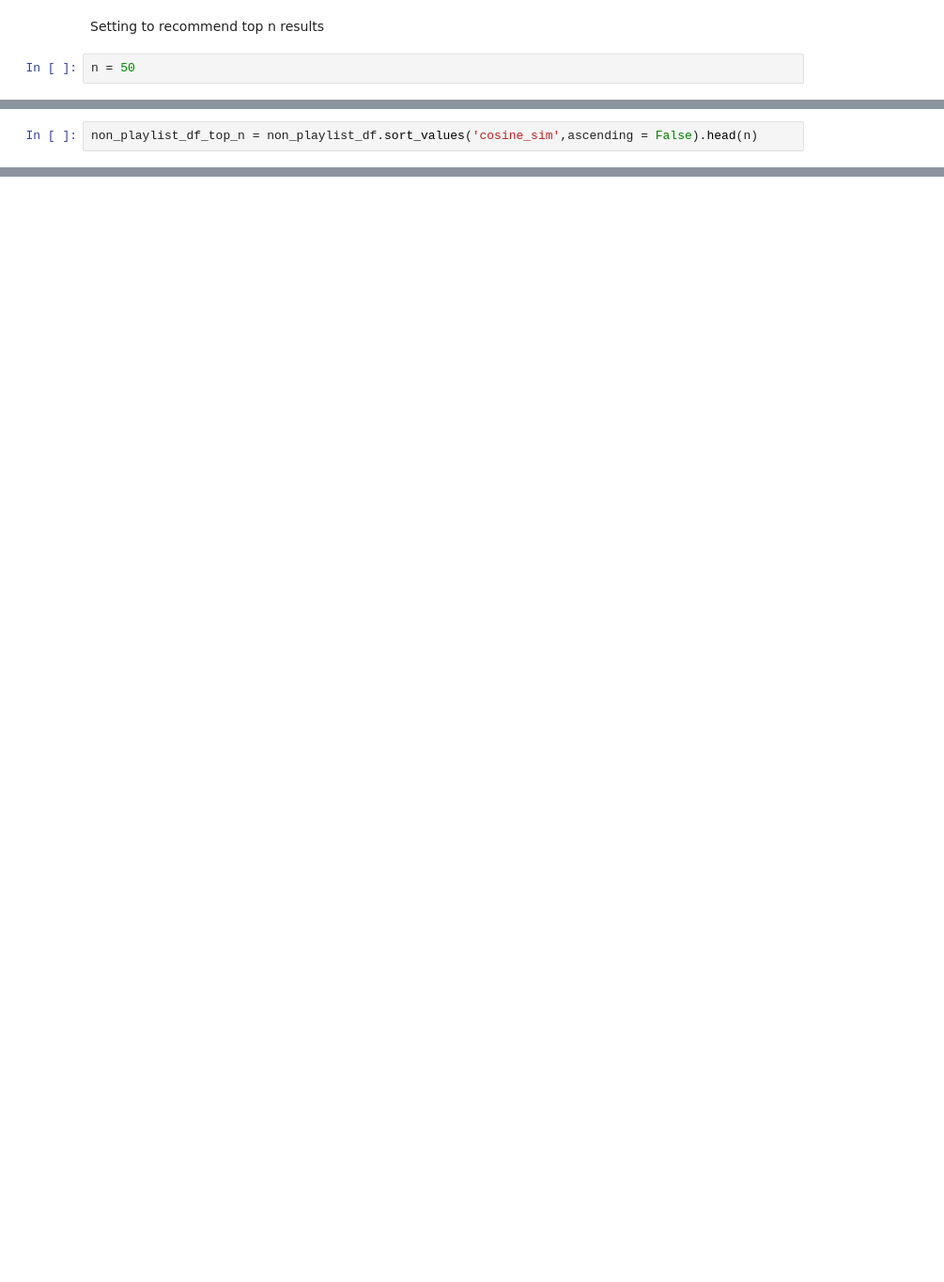
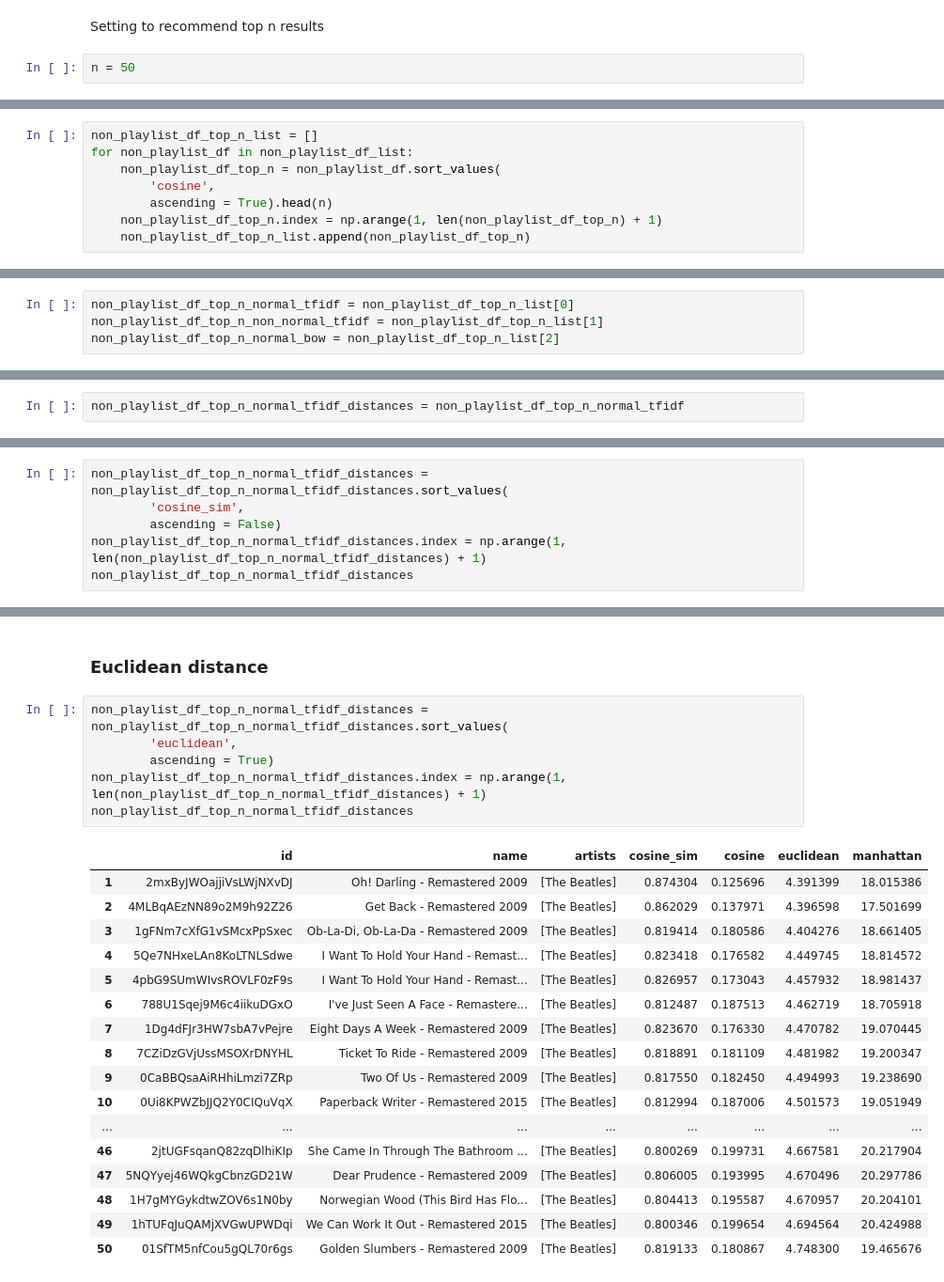
Before and after one commit to a1omar/spotify-recommendation-systems, a Jupyter notebook: scripts/Vector Similarities for The Beatles Playlist.ipynb, the cells around one changed output, grey strips where cells are left out. Shown at 94% size. Drawn from its saved outputs; the diff is of its cells as text; blank space fills up the shorter version.

```diff
--- a/scripts/Vector Similarities for The Beatles Playlist.ipynb
+++ b/scripts/Vector Similarities for The Beatles Playlist.ipynb
@@ -51,2 +97,8 @@ non_playlist_df['cosine_sim'] = cosine_similarity(complete_feature_set_nonplayli
 # %%
-non_playlist_df_top_n = non_playlist_df.sort_values('cosine_sim',ascending = False).head(n)
+non_playlist_df_top_n_list = []
+for non_playlist_df in non_playlist_df_list:
+    non_playlist_df_top_n = non_playlist_df.sort_values(
+        'cosine',
+        ascending = True).head(n)
+    non_playlist_df_top_n.index = np.arange(1, len(non_playlist_df_top_n) + 1)
+    non_playlist_df_top_n_list.append(non_playlist_df_top_n)
@@ -103,0 +123,4 @@ You can also see that there are a lot of similar artists and music styles when c
+# %%
+non_playlist_df_top_n_normal_tfidf = non_playlist_df_top_n_list[0]
+non_playlist_df_top_n_non_normal_tfidf = non_playlist_df_top_n_list[1]
+non_playlist_df_top_n_normal_bow = non_playlist_df_top_n_list[2]
@@ -103,0 +136,2 @@ You can also see that there are a lot of similar artists and music styles when c
+# %%
+non_playlist_df_top_n_normal_tfidf_distances = non_playlist_df_top_n_normal_tfidf
@@ -103,0 +140,6 @@ You can also see that there are a lot of similar artists and music styles when c
+# %%
+non_playlist_df_top_n_normal_tfidf_distances = non_playlist_df_top_n_normal_tfidf_distances.sort_values(
+        'cosine_sim',
+        ascending = False)
+non_playlist_df_top_n_normal_tfidf_distances.index = np.arange(1, len(non_playlist_df_top_n_normal_tfidf_distances) + 1)
+non_playlist_df_top_n_normal_tfidf_distances
@@ -103,0 +164,26 @@ You can also see that there are a lot of similar artists and music styles when c
+# %% [markdown]
+### Euclidean distance
+# %%
+non_playlist_df_top_n_normal_tfidf_distances = non_playlist_df_top_n_normal_tfidf_distances.sort_values(
+        'euclidean',
+        ascending = True)
+non_playlist_df_top_n_normal_tfidf_distances.index = np.arange(1, len(non_playlist_df_top_n_normal_tfidf_distances) + 1)
+non_playlist_df_top_n_normal_tfidf_distances
+# %% [output]
+|  | id | name | artists | cosine_sim | cosine | euclidean | manhattan |
+| 1 | 2mxByJWOajjiVsLWjNXvDJ | Oh! Darling - Remastered 2009 | [The Beatles] | 0.874304 | 0.125696 | 4.391399 | 18.015386 |
+| 2 | 4MLBqAEzNN89o2M9h92Z26 | Get Back - Remastered 2009 | [The Beatles] | 0.862029 | 0.137971 | 4.396598 | 17.501699 |
+| 3 | 1gFNm7cXfG1vSMcxPpSxec | Ob-La-Di, Ob-La-Da - Remastered 2009 | [The Beatles] | 0.819414 | 0.180586 | 4.404276 | 18.661405 |
+| 4 | 5Qe7NHxeLAn8KoLTNLSdwe | I Want To Hold Your Hand - Remast... | [The Beatles] | 0.823418 | 0.176582 | 4.449745 | 18.814572 |
+| 5 | 4pbG9SUmWIvsROVLF0zF9s | I Want To Hold Your Hand - Remast... | [The Beatles] | 0.826957 | 0.173043 | 4.457932 | 18.981437 |
+| 6 | 788U1Sqej9M6c4iikuDGxO | I've Just Seen A Face - Remastere... | [The Beatles] | 0.812487 | 0.187513 | 4.462719 | 18.705918 |
+| 7 | 1Dg4dFJr3HW7sbA7vPejre | Eight Days A Week - Remastered 2009 | [The Beatles] | 0.823670 | 0.176330 | 4.470782 | 19.070445 |
+| 8 | 7CZiDzGVjUssMSOXrDNYHL | Ticket To Ride - Remastered 2009 | [The Beatles] | 0.818891 | 0.181109 | 4.481982 | 19.200347 |
+| 9 | 0CaBBQsaAiRHhiLmzi7ZRp | Two Of Us - Remastered 2009 | [The Beatles] | 0.817550 | 0.182450 | 4.494993 | 19.238690 |
+| 10 | 0Ui8KPWZbJJQ2Y0CIQuVqX | Paperback Writer - Remastered 2015 | [The Beatles] | 0.812994 | 0.187006 | 4.501573 | 19.051949 |
+| ... | ... | ... | ... | ... | ... | ... | ... |
+| 46 | 2jtUGFsqanQ82zqDlhiKIp | She Came In Through The Bathroom ... | [The Beatles] | 0.800269 | 0.199731 | 4.667581 | 20.217904 |
+| 47 | 5NQYyej46WQkgCbnzGD21W | Dear Prudence - Remastered 2009 | [The Beatles] | 0.806005 | 0.193995 | 4.670496 | 20.297786 |
+| 48 | 1H7gMYGykdtwZOV6s1N0by | Norwegian Wood (This Bird Has Flo... | [The Beatles] | 0.804413 | 0.195587 | 4.670957 | 20.204101 |
+| 49 | 1hTUFqJuQAMjXVGwUPWDqi | We Can Work It Out - Remastered 2015 | [The Beatles] | 0.800346 | 0.199654 | 4.694564 | 20.424988 |
+| 50 | 01SfTM5nfCou5gQL70r6gs | Golden Slumbers - Remastered 2009 | [The Beatles] | 0.819133 | 0.180867 | 4.748300 | 19.465676 |
```
Also changed, not shown: parts of 34 cells of this notebook, 11 other files.
